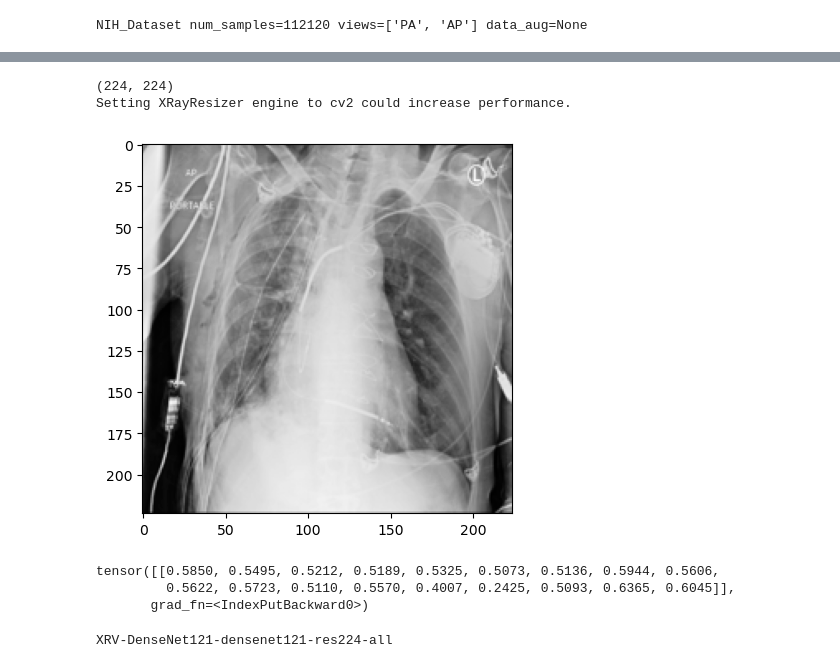
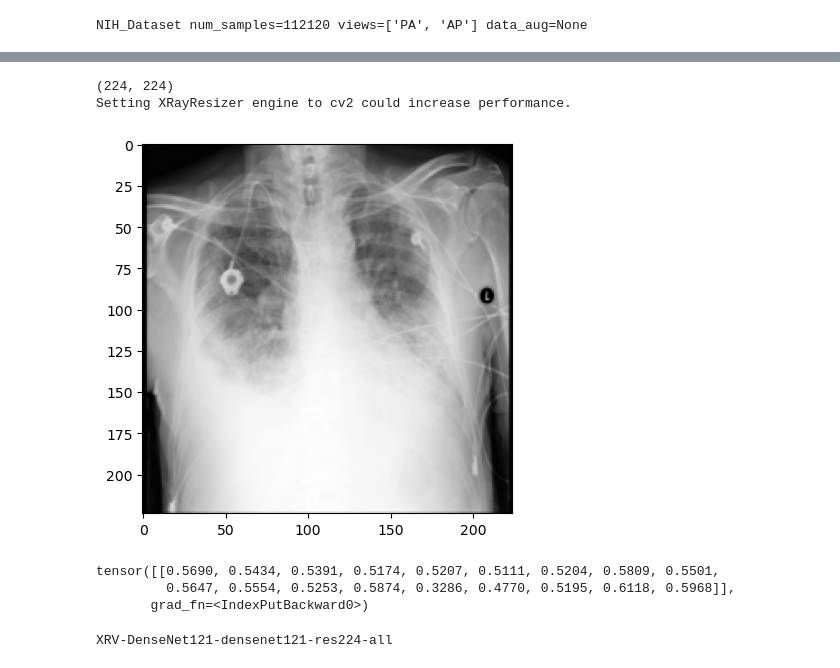
Before and after one commit to codeljs/XAI_project, a Jupyter notebook: pipeline.ipynb, the cells around one changed output, grey strips where cells are left out. Drawn from its saved outputs; the diff is of its cells as text; code cells hidden in the pictures.

```diff
--- a/pipeline.ipynb
+++ b/pipeline.ipynb
@@ -126,26 +113,27 @@ print(sample)
 model = xrv.models.DenseNet(weights="densenet121-res224-all")
 # %%
 # Prepare the image:
-img = skimage.io.imread("/Users/jiashuoli/Desktop/thesis/NIH/images-224/00000013_001.png",as_gray=True)
+nameIndex = "00000061_015"
+img = skimage.io.imread("/Users/jiashuoli/Desktop/thesis/NIH/images-224/"+nameIndex+".png",as_gray=True)
 img = xrv.datasets.normalize(img, 255) # convert 8-bit image to [-1024, 1024] range
 print(img.shape)
 plt.imshow(img, cmap="Greys_r")
 transform = torchvision.transforms.Compose([xrv.datasets.XRayResizer(224)])
 
 img_transform = transform(img)
 img_torch = torch.from_numpy(img_transform)
 # %% [output]
 (224, 224)
 Setting XRayResizer engine to cv2 could increase performance.
-[figure, old version]
+[figure, new version]
 # %%
 model = xrv.models.DenseNet(weights="densenet121-res224-all")
 outputs = model(img_torch.unsqueeze(0)) # or model.features(img[None,...])
 # %%
 outputs
 # %% [output]
-tensor([[0.5850, 0.5495, 0.5212, 0.5189, 0.5325, 0.5073, 0.5136, 0.5944, 0.5606,
-         0.5622, 0.5723, 0.5110, 0.5570, 0.4007, 0.2425, 0.5093, 0.6365, 0.6045]],
+tensor([[0.5690, 0.5434, 0.5391, 0.5174, 0.5207, 0.5111, 0.5204, 0.5809, 0.5501,
+         0.5647, 0.5554, 0.5253, 0.5874, 0.3286, 0.4770, 0.5195, 0.6118, 0.5968]],
        grad_fn=<IndexPutBackward0>)
 # %%
 
```
Also changed, not shown: parts of 15 cells of this notebook, 24 other files.
